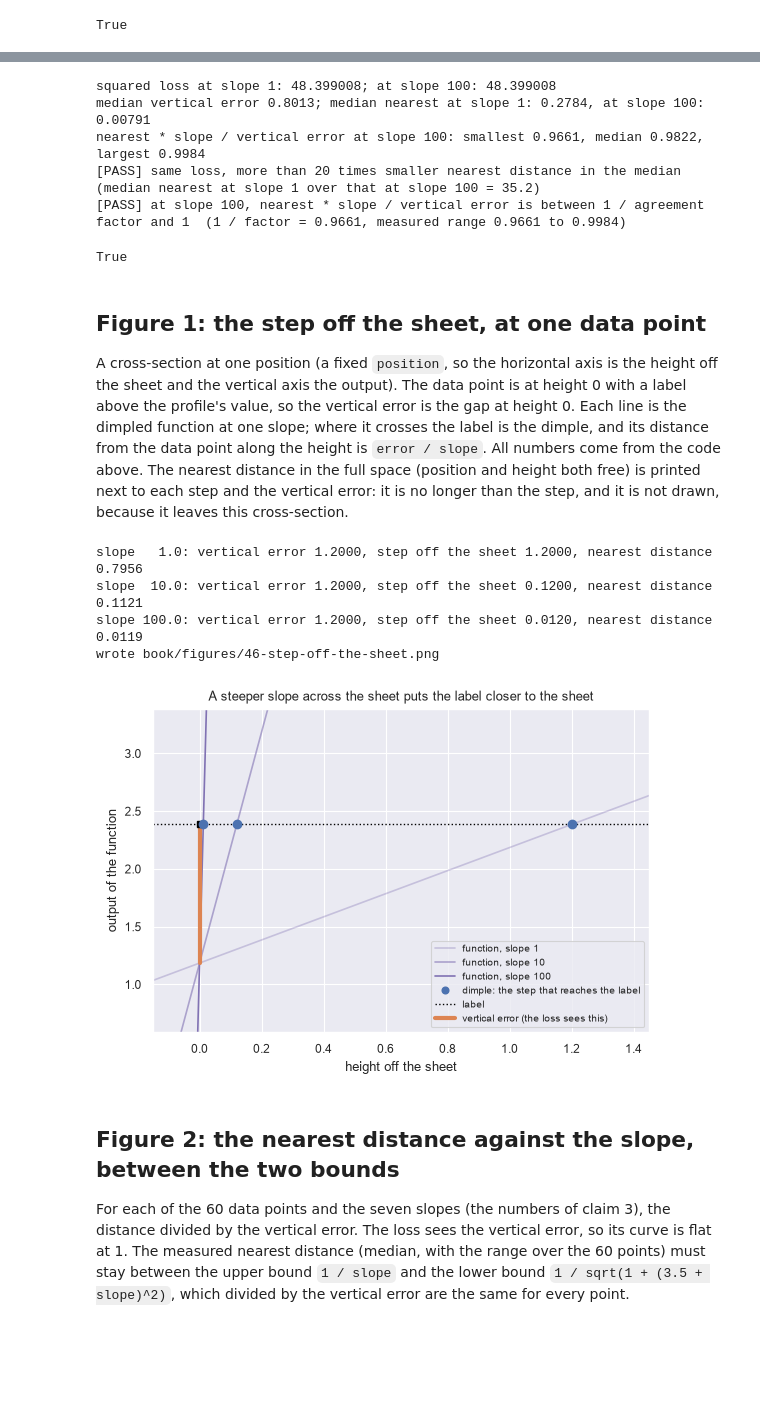
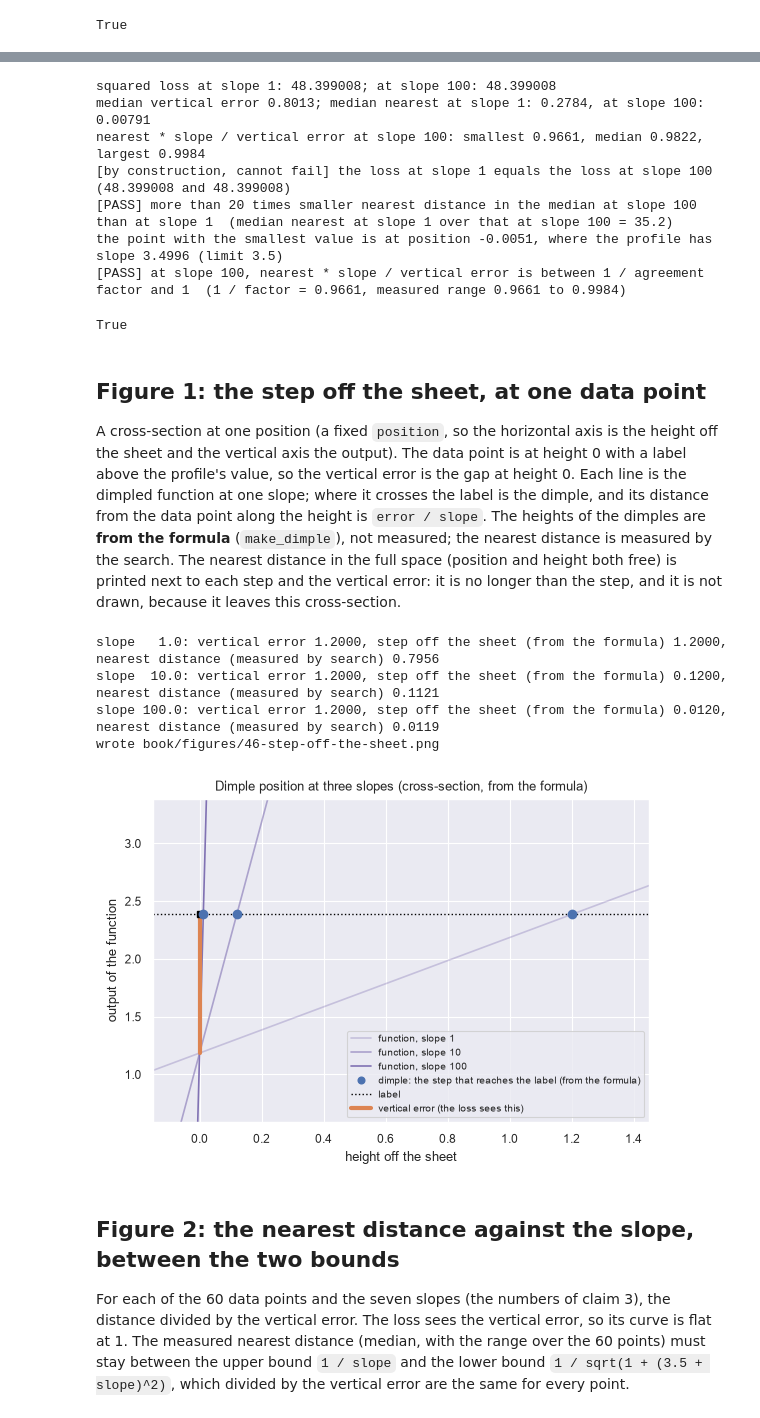
Before and after one commit to Ghost---Shadow/squiggly-line-theorem, a Jupyter notebook: experiments/part7/ch46_the_dimpled_manifold.ipynb, the cells around one changed output, grey strips where cells are left out. Cells and saved outputs as stored; diff of their text form; code cells hidden in the pictures; blank space fills up the shorter version.

```diff
--- a/experiments/part7/ch46_the_dimpled_manifold.ipynb
+++ b/experiments/part7/ch46_the_dimpled_manifold.ipynb
@@ -226,8 +233,13 @@ print(f"median vertical error {np.median(vertical_errors):.4f}; median nearest a
       f"at slope 100: {np.median(nearest[slope_hundred]):.5f}")
 print(f"nearest * slope / vertical error at slope 100: smallest {scaled_hundred.min():.4f}, median {np.median(scaled_hundred):.4f}, "
       f"largest {scaled_hundred.max():.4f}")
-report("same loss, more than 20 times smaller nearest distance in the median", loss_one == loss_hundred and median_fall > 20.0,
+note_by_construction("the loss at slope 1 equals the loss at slope 100", f"{loss_one:.6f} and {loss_hundred:.6f}")
+report("more than 20 times smaller nearest distance in the median at slope 100 than at slope 1", median_fall > 20.0,
        f"median nearest at slope 1 over that at slope 100 = {median_fall:.1f}")
+lowest_index = int(np.argmin(scaled_hundred))
+lowest_position = float(positions[lowest_index])
+lowest_profile_slope = 3.0 * np.cos(3.0 * lowest_position) + 0.5 * np.cos(lowest_position)
+print(f"the point with the smallest value is at position {lowest_position:.4f}, where the profile has slope {lowest_profile_slope:.4f} (limit {PROFILE_SLOPE_LIMIT})")
 report("at slope 100, nearest * slope / vertical error is between 1 / agreement factor and 1",
        scaled_hundred.min() >= 1.0 / agreement_factor * (1 - TOLERANCE) and scaled_hundred.max() <= 1.0 + TOLERANCE,
        f"1 / factor = {1.0 / agreement_factor:.4f}, measured range {scaled_hundred.min():.4f} to {scaled_hundred.max():.4f}")
@@ -235,7 +247,9 @@ report("at slope 100, nearest * slope / vertical error is between 1 / agreement
 squared loss at slope 1: 48.399008; at slope 100: 48.399008
 median vertical error 0.8013; median nearest at slope 1: 0.2784, at slope 100: 0.00791
 nearest * slope / vertical error at slope 100: smallest 0.9661, median 0.9822, largest 0.9984
-[PASS] same loss, more than 20 times smaller nearest distance in the median  (median nearest at slope 1 over that at slope 100 = 35.2)
+[by construction, cannot fail] the loss at slope 1 equals the loss at slope 100  (48.399008 and 48.399008)
+[PASS] more than 20 times smaller nearest distance in the median at slope 100 than at slope 1  (median nearest at slope 1 over that at slope 100 = 35.2)
+the point with the smallest value is at position -0.0051, where the profile has slope 3.4996 (limit 3.5)
 [PASS] at slope 100, nearest * slope / vertical error is between 1 / agreement factor and 1  (1 / factor = 0.9661, measured range 0.9661 to 0.9984)
 True
 # %% [markdown]
@@ -244,40 +258,40 @@ True
 A cross-section at one position (a fixed `position`, so the horizontal axis is the height off the sheet and the vertical axis the output).
 The data point is at height 0 with a label above the profile's value, so the vertical error is the gap at height 0. Each line is the dimpled
 function at one slope; where it crosses the label is the dimple, and its distance from the data point along the height is `error / slope`.
-All numbers come from the code above. The nearest distance in the full space (position and height both free) is printed next to each
+The heights of the dimples are **from the formula** (`make_dimple`), not measured; the nearest distance is measured by the search. The nearest distance in the full space (position and height both free) is printed next to each
 step and the vertical error: it is no longer than the step, and it is not drawn, because it leaves this cross-section.
 # %%
 FIGURE_POSITION = 0.7
 profile_value = float(evaluate_profile(FIGURE_POSITION))
 FIGURE_LABEL = profile_value + 1.2
 vertical_error_figure = abs(FIGURE_LABEL - profile_value)
 heights = np.linspace(-0.15, 1.45, 400)
 figure, axis = plt.subplots(figsize=(6.4, 4.2))
 for slope, shade in zip((1.0, 10.0, 100.0), (0.35, 0.6, 1.0)):
     axis.plot(heights, evaluate_dimpled(FIGURE_POSITION, heights, slope), color=MODEL, alpha=shade, label=f"function, slope {slope:g}")
     dimple_position, dimple_height = make_dimple(FIGURE_POSITION, slope, FIGURE_LABEL)
     nearest_here = get_nearest_distance(FIGURE_POSITION, FIGURE_LABEL, slope)
-    print(f"slope {slope:5.1f}: vertical error {vertical_error_figure:.4f}, step off the sheet {dimple_height:.4f}, "
-          f"nearest distance {nearest_here:.4f}")
+    print(f"slope {slope:5.1f}: vertical error {vertical_error_figure:.4f}, step off the sheet (from the formula) {dimple_height:.4f}, "
+          f"nearest distance (measured by search) {nearest_here:.4f}")
     axis.plot([dimple_height], [FIGURE_LABEL], "o", color=NEAREST, markersize=6, zorder=5)
-axis.plot([], [], "o", color=NEAREST, label="dimple: the step that reaches the label")
+axis.plot([], [], "o", color=NEAREST, label="dimple: the step that reaches the label (from the formula)")
 axis.axhline(FIGURE_LABEL, color=DATA, linestyle=":", linewidth=1, label="label")
 axis.plot([0.0, 0.0], [profile_value, FIGURE_LABEL], "-", color=VERTICAL, linewidth=3, label="vertical error (the loss sees this)")
 axis.plot([0.0], [FIGURE_LABEL], "s", color=DATA, markersize=5)
 axis.set_xlim(-0.15, 1.45)
 axis.set_ylim(profile_value - 0.6, FIGURE_LABEL + 1.0)
 axis.set_xlabel("height off the sheet")
 axis.set_ylabel("output of the function")
-axis.set_title("A steeper slope across the sheet puts the label closer to the sheet")
+axis.set_title("Dimple position at three slopes (cross-section, from the formula)")
 axis.legend(loc="lower right", fontsize=7)
 save_figure(figure, "46-step-off-the-sheet")
 plt.show()
 # %% [output]
-slope   1.0: vertical error 1.2000, step off the sheet 1.2000, nearest distance 0.7956
-slope  10.0: vertical error 1.2000, step off the sheet 0.1200, nearest distance 0.1121
-slope 100.0: vertical error 1.2000, step off the sheet 0.0120, nearest distance 0.0119
+slope   1.0: vertical error 1.2000, step off the sheet (from the formula) 1.2000, nearest distance (measured by search) 0.7956
+slope  10.0: vertical error 1.2000, step off the sheet (from the formula) 0.1200, nearest distance (measured by search) 0.1121
+slope 100.0: vertical error 1.2000, step off the sheet (from the formula) 0.0120, nearest distance (measured by search) 0.0119
 wrote book/figures/46-step-off-the-sheet.png
-[figure, old version]
+[figure, new version]
 # %% [markdown]
 ## Figure 2: the nearest distance against the slope, between the two bounds
 
```
Also changed, not shown: parts of 7 cells of this notebook, 4 other files.
